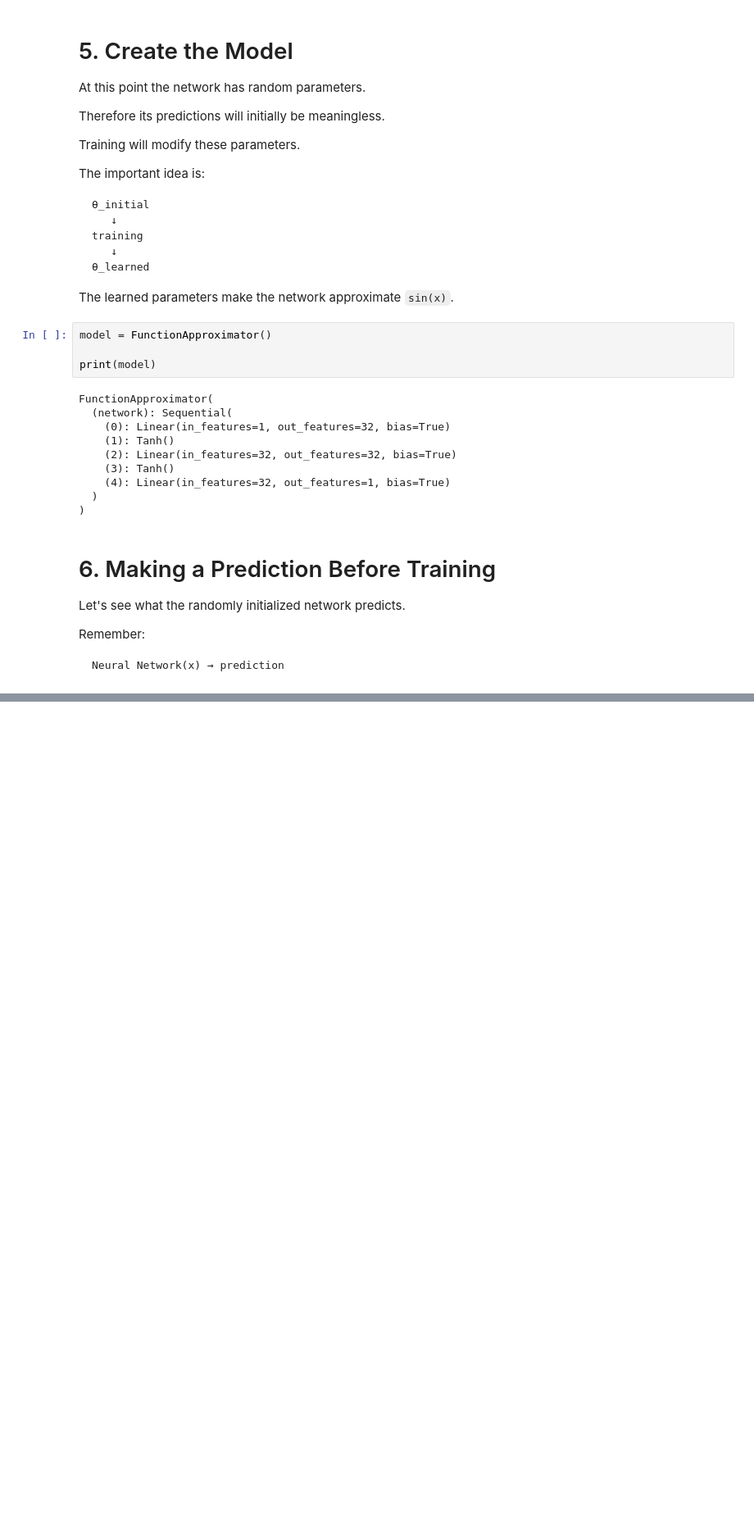
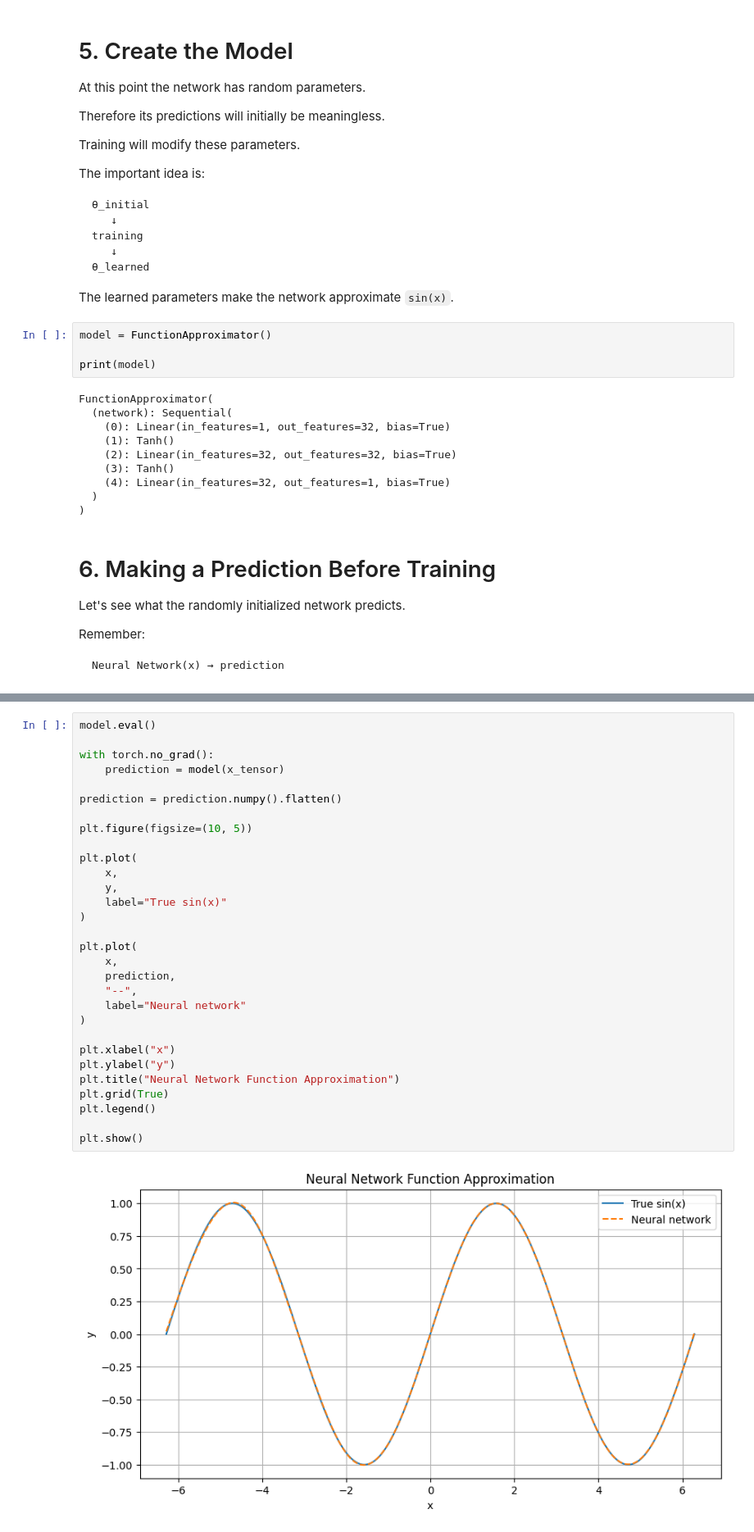
Before and after one commit to AnirbansarkarS/PINN-Research-notebooks, a Jupyter notebook: Neural Networks as Mathematical Functions.ipynb, the cells around one changed output, grey strips where cells are left out. Shown at 82% size. Saved outputs shown, nothing was run; the diff lists cells and outputs as text; blank space fills up the shorter version.

Commit message:
Implement code changes to enhance functionality and improve performance

```diff
--- a/Neural Networks as Mathematical Functions.ipynb
+++ b/Neural Networks as Mathematical Functions.ipynb
@@ -252,0 +384,32 @@ Remember:
+# %%
+model.eval()
+
+with torch.no_grad():
+    prediction = model(x_tensor)
+
+prediction = prediction.numpy().flatten()
+
+plt.figure(figsize=(10, 5))
+
+plt.plot(
+    x,
+    y,
+    label="True sin(x)"
+)
+
+plt.plot(
+    x,
+    prediction,
+    "--",
+    label="Neural network"
+)
+
+plt.xlabel("x")
+plt.ylabel("y")
+plt.title("Neural Network Function Approximation")
+plt.grid(True)
+plt.legend()
+
+plt.show()
+# %% [output]
+[figure, added]
```
Also changed, not shown: parts of 7 cells of this notebook.
